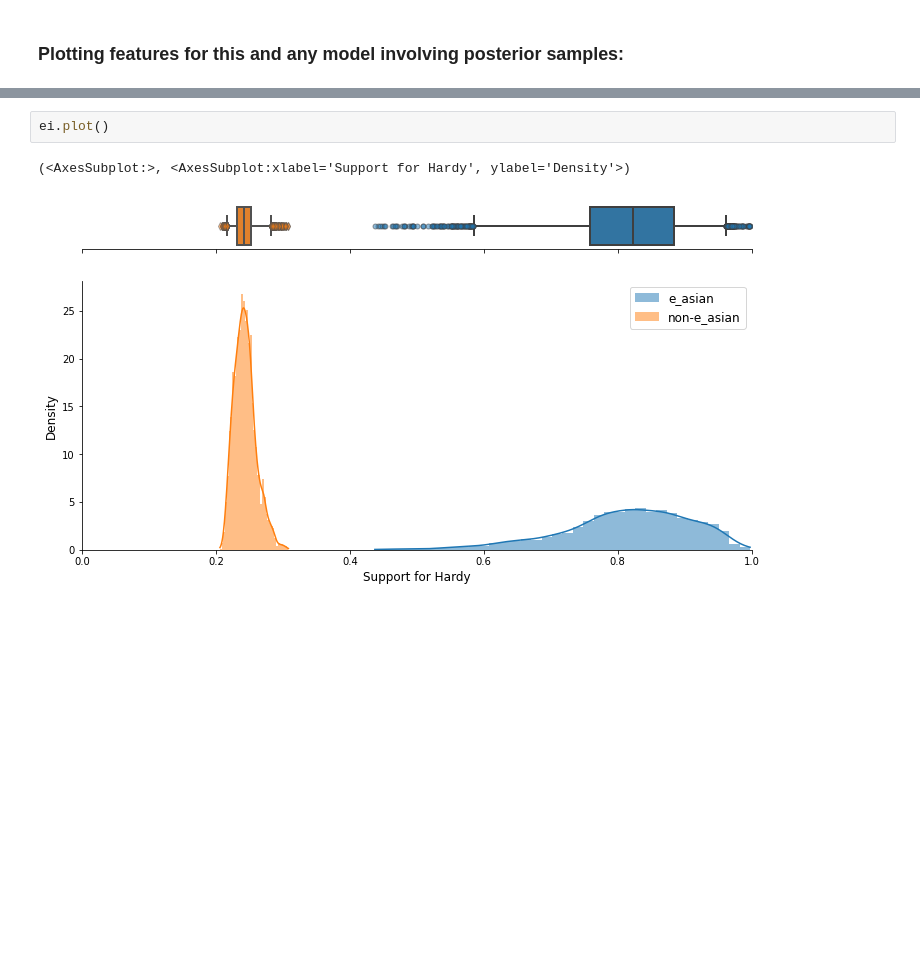
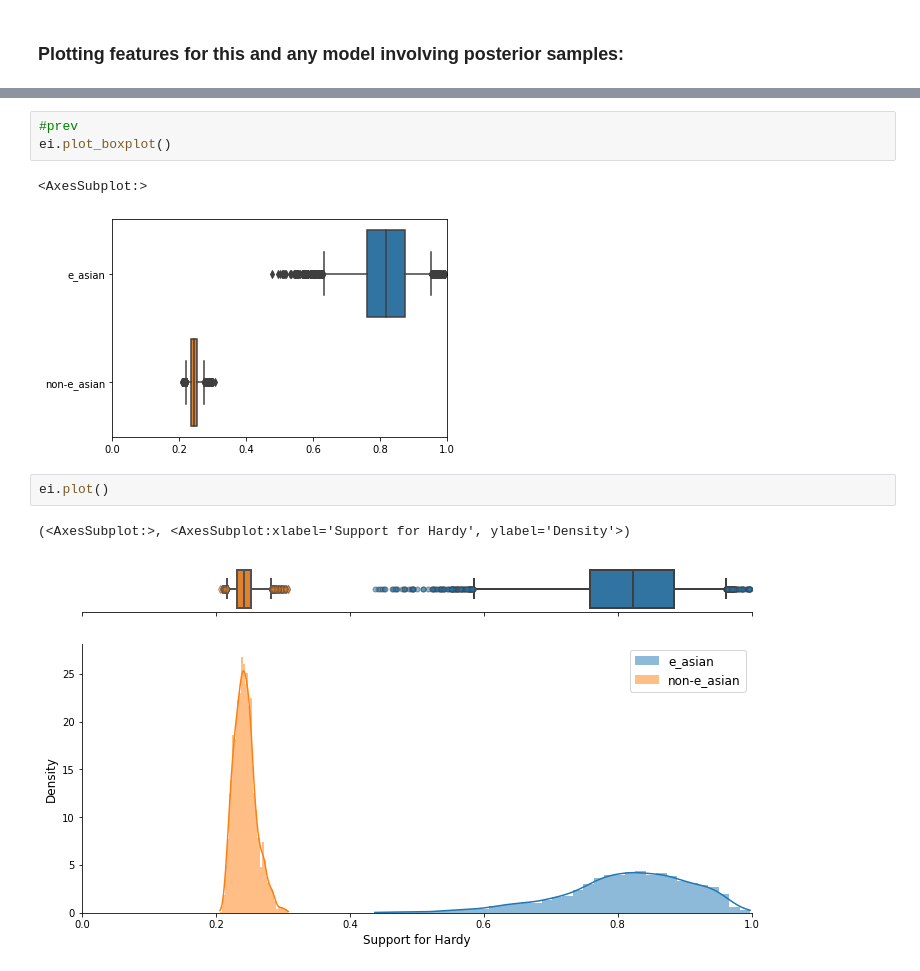
Before and after one commit to mggg/ecological-inference, a Jupyter notebook: pyei/examples/santa_clara_demo.ipynb, the cells around one changed output, grey strips where cells are left out. Drawn from its saved outputs; the diff is of its cells as text; blank space fills up the shorter version.

```diff
--- a/pyei/examples/santa_clara_demo.ipynb
+++ b/pyei/examples/santa_clara_demo.ipynb
@@ -83,3 +133,9 @@ Model: king99_pareto_modification
+# %%
+#prev
+ei.plot_boxplot()
+# %% [output]
+<AxesSubplot:>
+[figure, added]
 # %%
 ei.plot()
 # %% [output]
```
Also changed, not shown: parts of 12 cells of this notebook, 4 other files.
